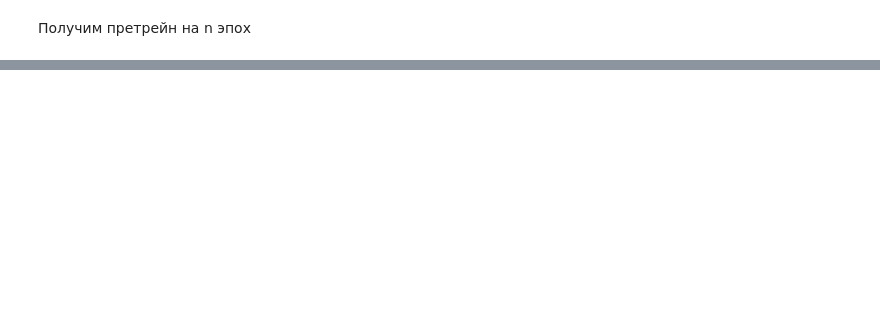
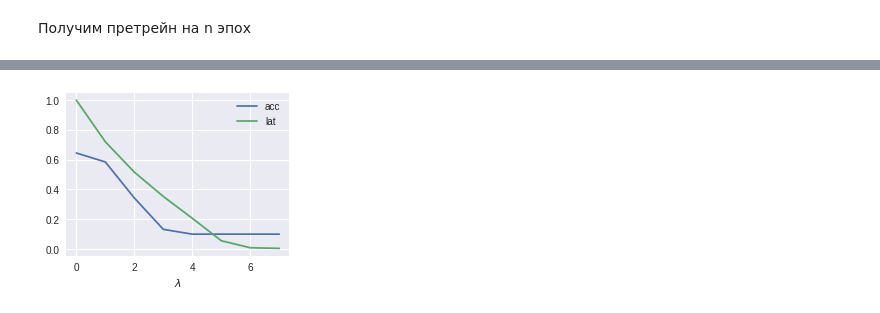
Before and after one commit to intsystems/2023-Problem-140, a Jupyter notebook: code/basic_experiment.ipynb, the cells around one changed output, grey strips where cells are left out. Saved outputs shown, nothing was run; the diff lists cells and outputs as text; code cells hidden in the pictures; blank space fills up the shorter version.

```diff
--- a/code/basic_experiment.ipynb
+++ b/code/basic_experiment.ipynb
@@ -347,0 +212,13 @@ plt.savefig('/content/drive/MyDrive/m1p/figs/accuracy_versus_lambda.png', bbox_i
+# %%
+plt.figure(figsize=(4,3))
+
+plt.plot(accs, label='acc')
+plt.plot(lats, label='lat')
+
+plt.xlabel('$\lambda$')
+
+plt.legend()
+
+plt.savefig(f'{figures}/acc&lat_vs_lambda.png', bbox_inches='tight')
+# %% [output]
+[figure, added]
```
Also changed, not shown: parts of 34 cells of this notebook.
